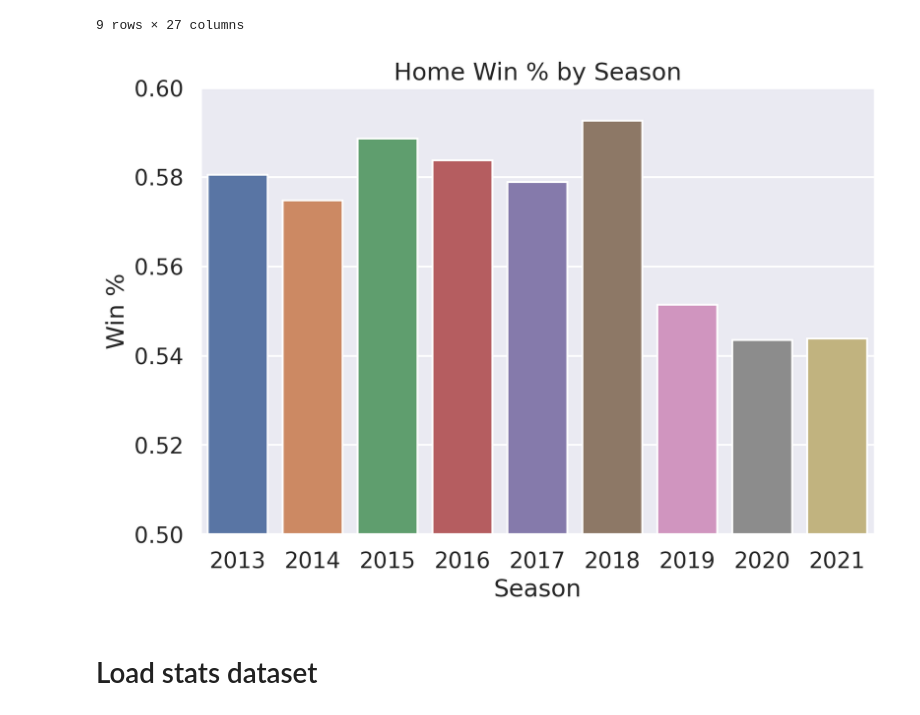
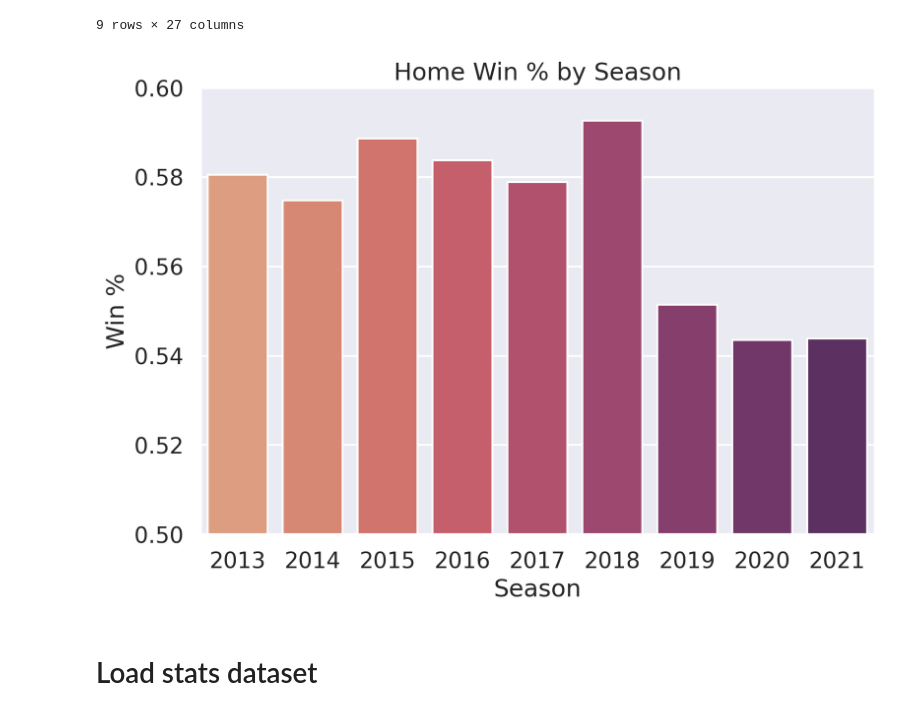
Before and after one commit to edubf22/nba-games, a Jupyter notebook: notebooks/eda.ipynb, the cells around one changed output. Drawn from its saved outputs; the diff is of its cells as text; code cells hidden in the pictures.

```diff
--- a/notebooks/eda.ipynb
+++ b/notebooks/eda.ipynb
@@ -73,17 +73,17 @@ h_win_season
 # %%
 fig, ax = plt.subplots(figsize=(9, 6))
 
-fig = sns.barplot(x=h_win_season.index, y='H_win', data=h_win_season, ci=None)
+fig = sns.barplot(x=h_win_season.index, y='H_win', data=h_win_season, palette='flare', ci=None)
 
 ax.set_title('Home Win % by Season')
 ax.set_ylabel('Win %')
 ax.set_xlabel('Season')
 ax.set_ylim(bottom=0.5, top=0.6)
 #ax.set_xticklabels(h_win_season.index, rotation = 45)
 
 plt.show()
 # %% [output]
-[figure, old version]
+[figure, new version]
 # %% [markdown]
 # Load stats dataset
 # %%
```
Also changed, not shown: parts of 2 cells of this notebook.
